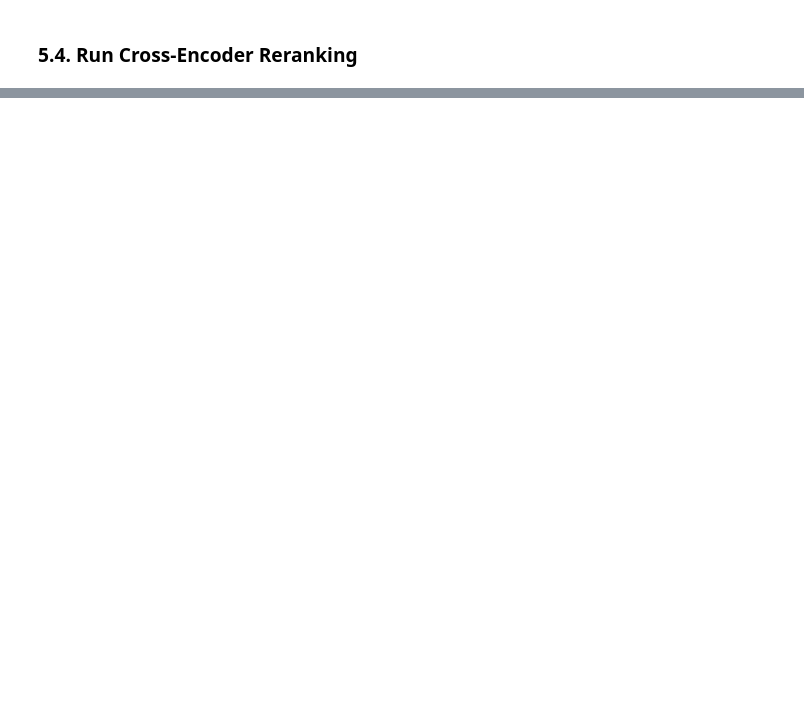
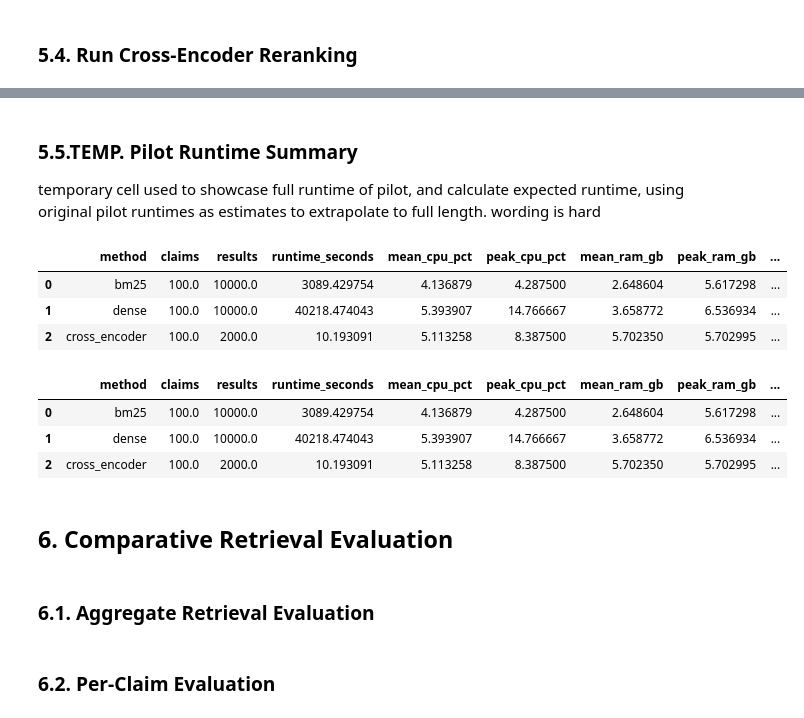
Before and after one commit to REALBroomFish/AutomatedFactVerification_RetrieverComparison, a Jupyter notebook: notebooks/2_retrieval_evaluation.ipynb, the cells around one changed output, grey strips where cells are left out. Cells and saved outputs as stored; diff of their text form; code cells hidden in the pictures; blank space fills up the shorter version.

```diff
--- a/notebooks/2_retrieval_evaluation.ipynb
+++ b/notebooks/2_retrieval_evaluation.ipynb
@@ -478,0 +617,28 @@ plot_resources(RESOURCE_USAGE["cross_encoder"], "Cross-Encoder Resource Usage")
+# %% [markdown]
+### 5.5.TEMP. Pilot Runtime Summary
+
+temporary cell used to showcase full runtime of pilot, and calculate expected runtime, using original pilot runtimes as estimates to extrapolate to full length. wording is hard
+# %%
+run_summary = pd.DataFrame(RUN_SUMMARY).T.reset_index(names="method")
+display(run_summary)
+
+
+scale_factor = (500 / len(claims))
+
+run_summary["estimated_full_runtime_minutes"] = run_summary["runtime_seconds"] * scale_factor / 60
+run_summary["estimated_full_runtime_hours"] = run_summary["estimated_full_runtime_minutes"] / 60
+
+display(run_summary)
+# %% [output]
+|  | method | claims | results | runtime_seconds | mean_cpu_pct | peak_cpu_pct | mean_ram_gb | peak_ram_gb | ... |
+| 0 | bm25 | 100.0 | 10000.0 | 3089.429754 | 4.136879 | 4.287500 | 2.648604 | 5.617298 | ... |
+| 1 | dense | 100.0 | 10000.0 | 40218.474043 | 5.393907 | 14.766667 | 3.658772 | 6.536934 | ... |
+| 2 | cross_encoder | 100.0 | 2000.0 | 10.193091 | 5.113258 | 8.387500 | 5.702350 | 5.702995 | ... |
+|  | method | claims | results | runtime_seconds | mean_cpu_pct | peak_cpu_pct | mean_ram_gb | peak_ram_gb | ... |
+| 0 | bm25 | 100.0 | 10000.0 | 3089.429754 | 4.136879 | 4.287500 | 2.648604 | 5.617298 | ... |
+| 1 | dense | 100.0 | 10000.0 | 40218.474043 | 5.393907 | 14.766667 | 3.658772 | 6.536934 | ... |
+| 2 | cross_encoder | 100.0 | 2000.0 | 10.193091 | 5.113258 | 8.387500 | 5.702350 | 5.702995 | ... |
+# %% [markdown]
+## 6. Comparative Retrieval Evaluation
+# %% [markdown]
+###  6.1. Aggregate Retrieval Evaluation
@@ -478,0 +656,2 @@ plot_resources(RESOURCE_USAGE["cross_encoder"], "Cross-Encoder Resource Usage")
+# %% [markdown]
+### 6.2. Per-Claim Evaluation
```
Also changed, not shown: parts of 42 cells of this notebook, 3 other files.
